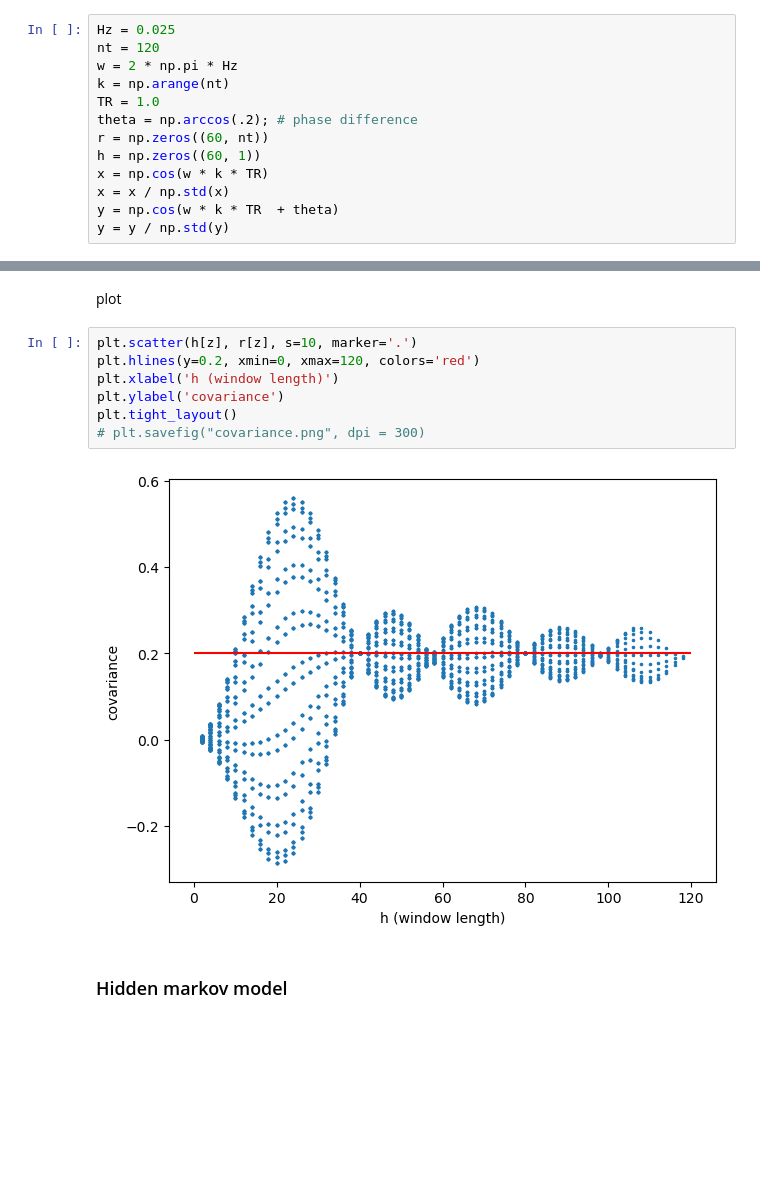
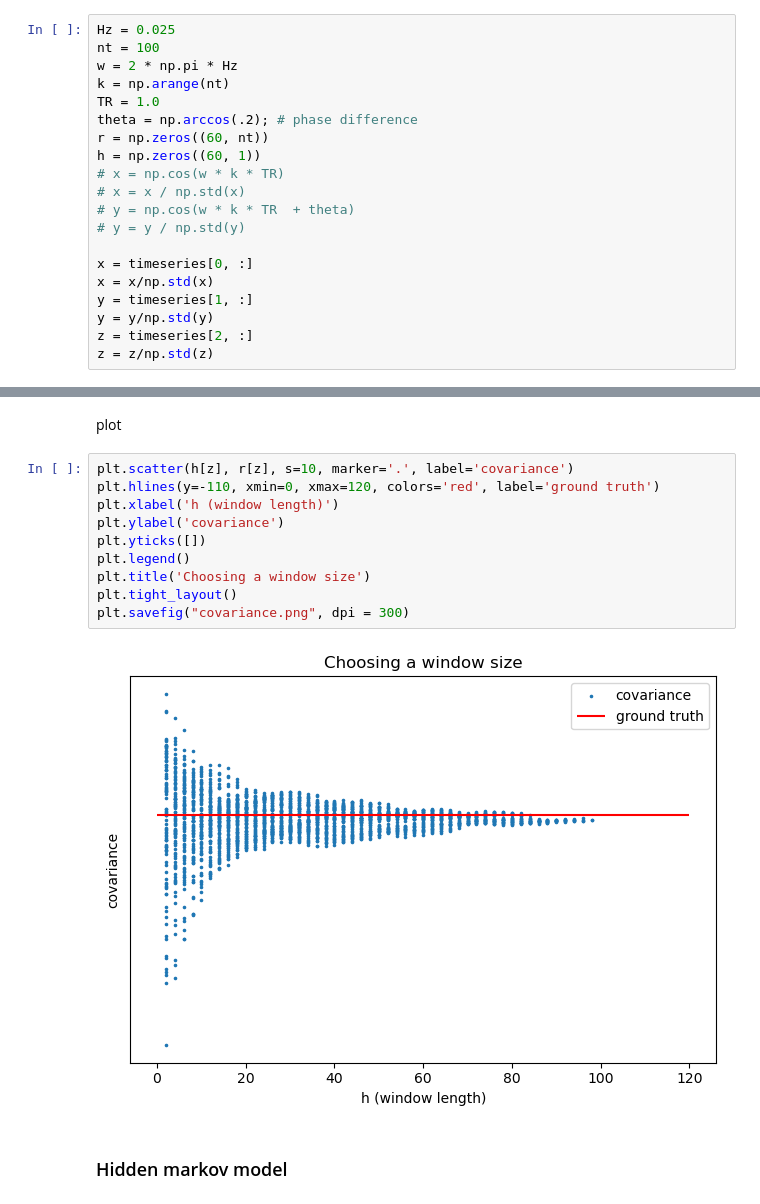
Before and after one commit to w-decker/SNL23_plots, a Jupyter notebook: plotting.ipynb, the cells around one changed output, grey strips where cells are left out. Cells and saved outputs as stored; diff of their text form; blank space fills up the shorter version.

Commit message:
Change covariance/window len plt --> Now uses 3 vox timeseries --> Updated function to accomodate third variable

```diff
--- a/plotting.ipynb
+++ b/plotting.ipynb
@@ -125,17 +125,24 @@ def swc_loop(x, y, delta, TR):
 some variables we will need
 # %%
 Hz = 0.025
-nt = 120
+nt = 100
 w = 2 * np.pi * Hz
 k = np.arange(nt)
 TR = 1.0
 theta = np.arccos(.2); # phase difference
 r = np.zeros((60, nt))
 h = np.zeros((60, 1))
-x = np.cos(w * k * TR)
-x = x / np.std(x)
-y = np.cos(w * k * TR  + theta)
-y = y / np.std(y)
+# x = np.cos(w * k * TR)
+# x = x / np.std(x)
+# y = np.cos(w * k * TR  + theta)
+# y = y / np.std(y)
+
+x = timeseries[0, :]
+x = x/np.std(x)
+y = timeseries[1, :]
+y = y/np.std(y)
+z = timeseries[2, :]
+z = z/np.std(z)
 # %% [markdown]
 executing the swc function
 # %%
@@ -147,14 +154,17 @@ z = r != 0
 # %% [markdown]
 plot
 # %%
-plt.scatter(h[z], r[z], s=10, marker='.')
-plt.hlines(y=0.2, xmin=0, xmax=120, colors='red')
+plt.scatter(h[z], r[z], s=10, marker='.', label='covariance')
+plt.hlines(y=-110, xmin=0, xmax=120, colors='red', label='ground truth')
 plt.xlabel('h (window length)')
 plt.ylabel('covariance')
+plt.yticks([])
+plt.legend()
+plt.title('Choosing a window size')
 plt.tight_layout()
-# plt.savefig("covariance.png", dpi = 300)
+plt.savefig("covariance.png", dpi = 300)
 # %% [output]
-[figure, old version]
+[figure, new version]
 # %% [markdown]
 ### Hidden markov model
 # %% [markdown]
```
Also changed, not shown: parts of 3 cells of this notebook.
